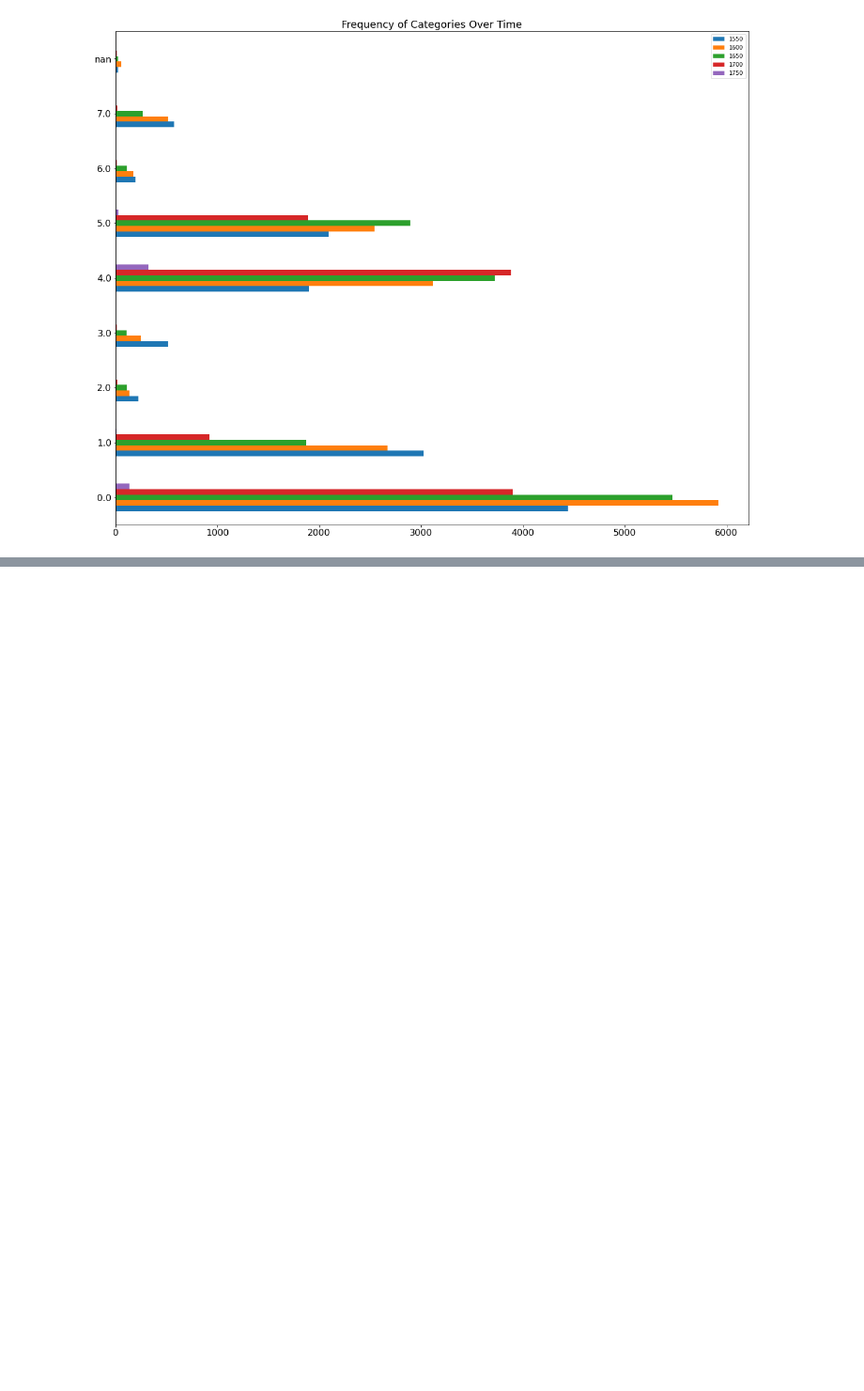
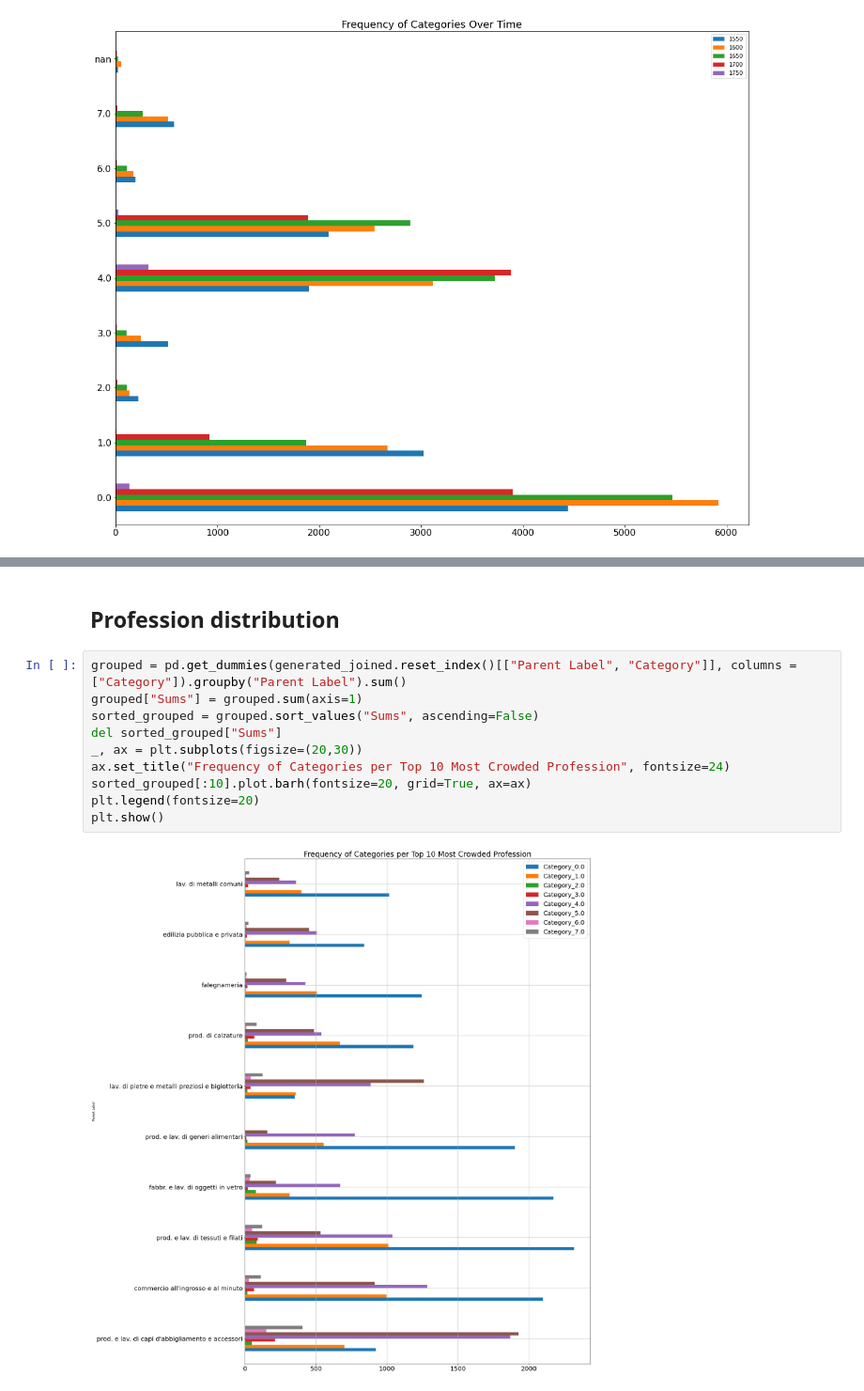
Before and after one commit to AlricRahl/Garzoni-Dataset-Exploration, a Jupyter notebook: src/3. Plotting Various Properties.ipynb, the cells around one changed output, grey strips where cells are left out. Shown at 94% size. Drawn from its saved outputs; the diff is of its cells as text; blank space fills up the shorter version.

```diff
--- a/src/3. Plotting Various Properties.ipynb
+++ b/src/3. Plotting Various Properties.ipynb
@@ -426,0 +446,14 @@ plt.show()
+# %% [markdown]
+## Profession distribution ##
+# %%
+grouped = pd.get_dummies(generated_joined.reset_index()[["Parent Label", "Category"]], columns = ["Category"]).groupby("Parent Label").sum()
+grouped["Sums"] = grouped.sum(axis=1)
+sorted_grouped = grouped.sort_values("Sums", ascending=False)
+del sorted_grouped["Sums"]
+_, ax = plt.subplots(figsize=(20,30))
+ax.set_title("Frequency of Categories per Top 10 Most Crowded Profession", fontsize=24)
+sorted_grouped[:10].plot.barh(fontsize=20, grid=True, ax=ax)
+plt.legend(fontsize=20)
+plt.show()
+# %% [output]
+[figure, added]
```
Also changed, not shown: parts of 3 cells of this notebook.
